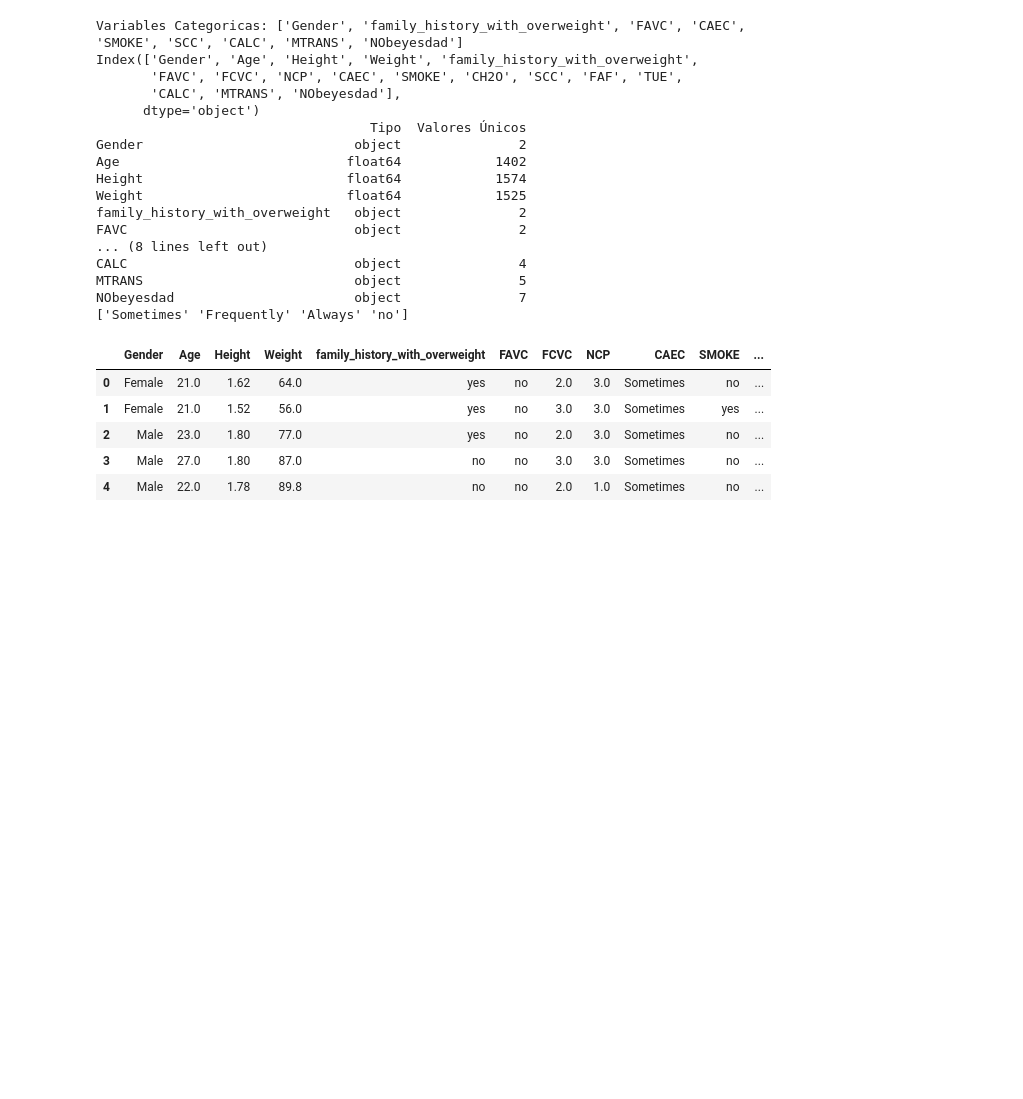
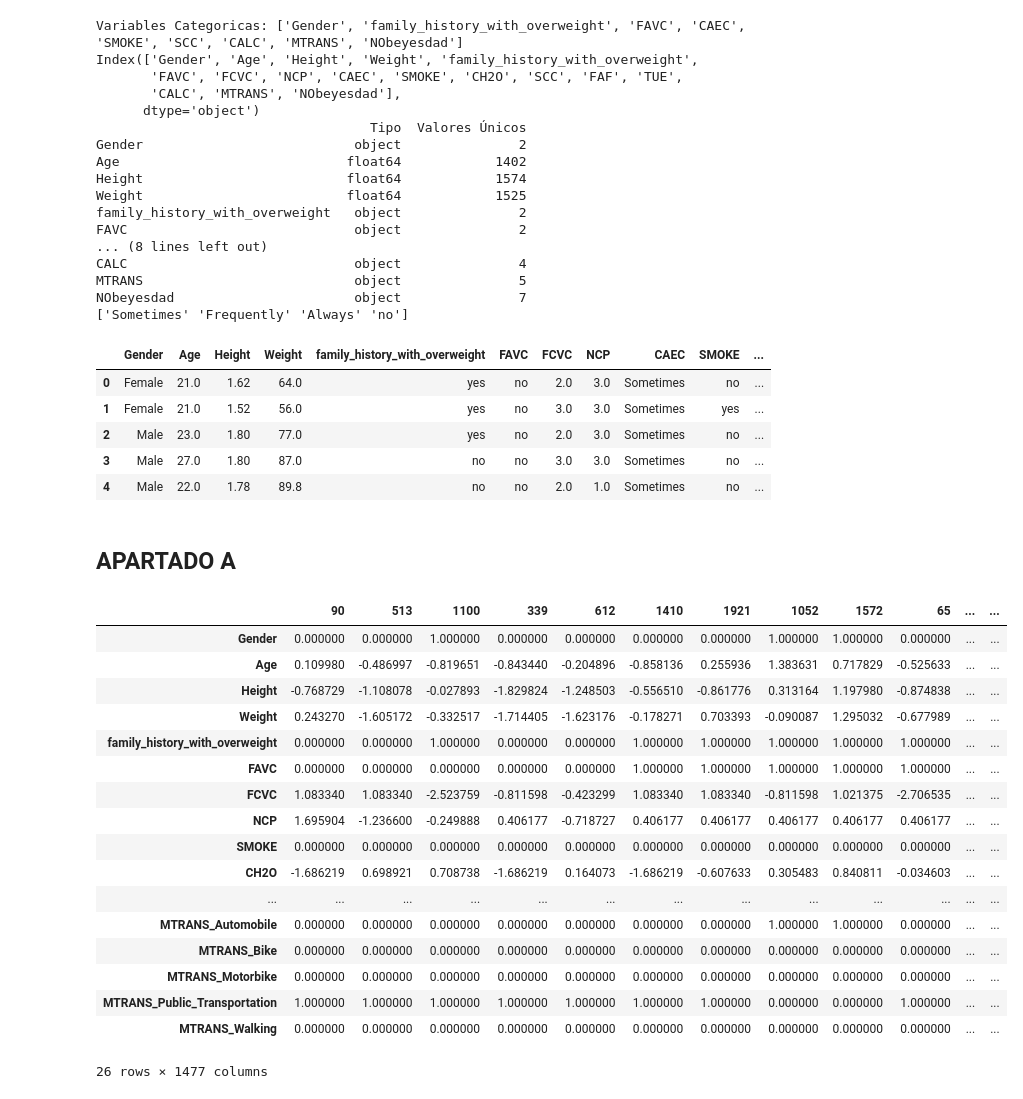
Before and after one commit to DesdenLK/APA, a Jupyter notebook: P2/P5_LLista2_Luca-Acosta-Iglesias.ipynb, the cells around one changed output. Cells and saved outputs as stored; diff of their text form; code cells hidden in the pictures; blank space fills up the shorter version.

```diff
--- a/P2/P5_LLista2_Luca-Acosta-Iglesias.ipynb
+++ b/P2/P5_LLista2_Luca-Acosta-Iglesias.ipynb
@@ -81,3 +80,5 @@ NObeyesdad                       object               7
 | 2 | Male | 23.0 | 1.80 | 77.0 | yes | no | 2.0 | 3.0 | Sometimes | no | ... |
 | 3 | Male | 27.0 | 1.80 | 87.0 | no | no | 3.0 | 3.0 | Sometimes | no | ... |
 | 4 | Male | 22.0 | 1.78 | 89.8 | no | no | 2.0 | 1.0 | Sometimes | no | ... |
+# %% [markdown]
+## APARTADO A
@@ -83,0 +117,28 @@ NObeyesdad                       object               7
+# %%
+X_train, X_test, y_train, y_test = train_test_split(X, y, test_size=0.3, stratify=y, random_state=42)
+
+X_train_scaled = one_hot_encoding(X_train)
+X_test_scaled = one_hot_encoding(X_test)
+
+
+
+X_train_scaled.T
+# %% [output]
+|  | 90 | 513 | 1100 | 339 | 612 | 1410 | 1921 | 1052 | 1572 | 65 | ... | ... |
+| Gender | 0.000000 | 0.000000 | 1.000000 | 0.000000 | 0.000000 | 0.000000 | 0.000000 | 1.000000 | 1.000000 | 0.000000 | ... | ... |
+| Age | 0.109980 | -0.486997 | -0.819651 | -0.843440 | -0.204896 | -0.858136 | 0.255936 | 1.383631 | 0.717829 | -0.525633 | ... | ... |
+| Height | -0.768729 | -1.108078 | -0.027893 | -1.829824 | -1.248503 | -0.556510 | -0.861776 | 0.313164 | 1.197980 | -0.874838 | ... | ... |
+| Weight | 0.243270 | -1.605172 | -0.332517 | -1.714405 | -1.623176 | -0.178271 | 0.703393 | -0.090087 | 1.295032 | -0.677989 | ... | ... |
+| family_history_with_overweight | 0.000000 | 0.000000 | 1.000000 | 0.000000 | 0.000000 | 1.000000 | 1.000000 | 1.000000 | 1.000000 | 1.000000 | ... | ... |
+| FAVC | 0.000000 | 0.000000 | 0.000000 | 0.000000 | 0.000000 | 1.000000 | 1.000000 | 1.000000 | 1.000000 | 1.000000 | ... | ... |
+| FCVC | 1.083340 | 1.083340 | -2.523759 | -0.811598 | -0.423299 | 1.083340 | 1.083340 | -0.811598 | 1.021375 | -2.706535 | ... | ... |
+| NCP | 1.695904 | -1.236600 | -0.249888 | 0.406177 | -0.718727 | 0.406177 | 0.406177 | 0.406177 | 0.406177 | 0.406177 | ... | ... |
+| SMOKE | 0.000000 | 0.000000 | 0.000000 | 0.000000 | 0.000000 | 0.000000 | 0.000000 | 0.000000 | 0.000000 | 0.000000 | ... | ... |
+| CH2O | -1.686219 | 0.698921 | 0.708738 | -1.686219 | 0.164073 | -1.686219 | -0.607633 | 0.305483 | 0.840811 | -0.034603 | ... | ... |
+| ... | ... | ... | ... | ... | ... | ... | ... | ... | ... | ... | ... | ... |
+| MTRANS_Automobile | 0.000000 | 0.000000 | 0.000000 | 0.000000 | 0.000000 | 0.000000 | 0.000000 | 1.000000 | 1.000000 | 0.000000 | ... | ... |
+| MTRANS_Bike | 0.000000 | 0.000000 | 0.000000 | 0.000000 | 0.000000 | 0.000000 | 0.000000 | 0.000000 | 0.000000 | 0.000000 | ... | ... |
+| MTRANS_Motorbike | 0.000000 | 0.000000 | 0.000000 | 0.000000 | 0.000000 | 0.000000 | 0.000000 | 0.000000 | 0.000000 | 0.000000 | ... | ... |
+| MTRANS_Public_Transportation | 1.000000 | 1.000000 | 1.000000 | 1.000000 | 1.000000 | 1.000000 | 1.000000 | 0.000000 | 0.000000 | 1.000000 | ... | ... |
+| MTRANS_Walking | 0.000000 | 0.000000 | 0.000000 | 0.000000 | 0.000000 | 0.000000 | 0.000000 | 0.000000 | 0.000000 | 0.000000 | ... | ... |
+26 rows × 1477 columns
```
Also changed, not shown: parts of 7 cells of this notebook.
